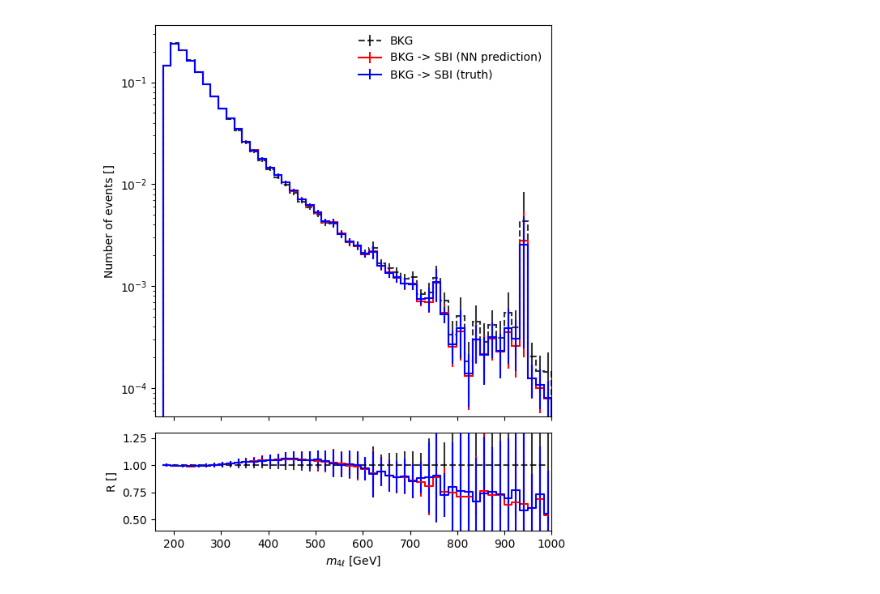
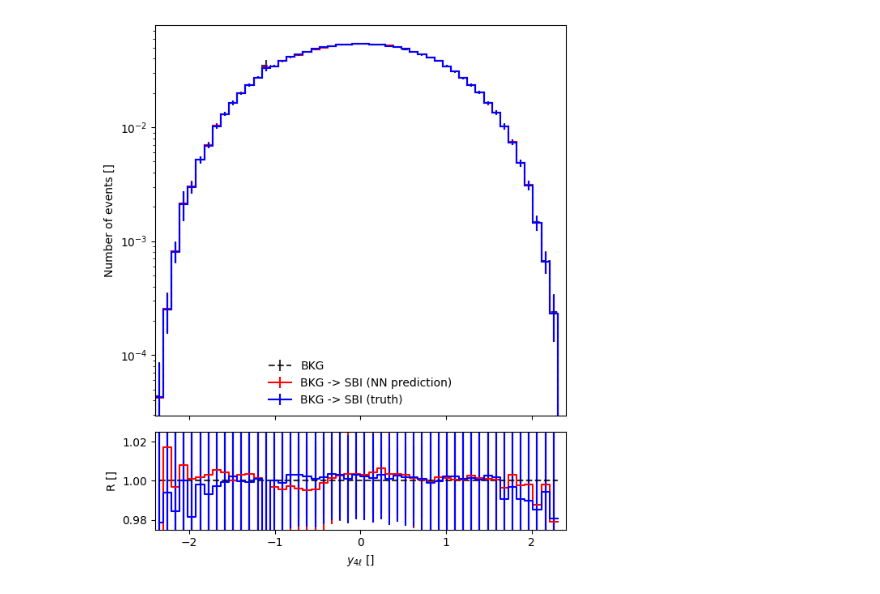
Before and after one commit to hep-cce/nsbi4hep, a Jupyter notebook: notebooks/plot-alice-reweight.ipynb, the cells around one changed output. Saved outputs shown, nothing was run; the diff lists cells and outputs as text; code cells hidden in the pictures.

```diff
--- a/notebooks/plot-alice-reweight.ipynb
+++ b/notebooks/plot-alice-reweight.ipynb
@@ -91,5 +101,5 @@ NUMERATOR_weights_reweight = events_processed.weights.to_numpy() * (events_proce
 # %%
-index = 7
+index = 8
 
 kin_var = X[:,index]
 label = ['$\mathrm{cos}(\\theta^*)$ []',
@@ -111,6 +121,15 @@ bounds = [[-1,1],
           [160,1000],
           [-2.4,2.4]][index]
 
+ybounds = [[0.98,1.02],
+           [0.98,1.04],
+           [0.98,1.04],
+           [0.985,1.015],
+           [0.985,1.015],
+           [0.98,1.05],
+           [0.98,1.05],
+           [0.55,1.15],
+           [0.975,1.025]][index]
 
 BINS=50
 
@@ -124,32 +143,32 @@ hist_rew = hist.Hist(hist.axis.Regular(BINS, *bounds), storage=hist.storage.Weig
 hist_rew.fill(kin_var, weight=NUMERATOR_weights_reweight)
 
 fig, (ax1, ax2) = plt.subplots(2,1, gridspec_kw={'height_ratios': [4, 1]}, figsize=(6,7))
 
 ax1.set_xticklabels([])
 
 hist_bkg.plot(ax=ax1, color='black', linestyle='--', label=f'{cmp_names[COMPONENT_DENOMINATOR]}', alpha=0.8, yerr=np.sqrt(hist_bkg.variances()))
 hist_pred.plot(ax=ax1, color='r', label=f'{cmp_names[COMPONENT_DENOMINATOR]} -> {cmp_names[COMPONENT_NUMERATOR]} (NN prediction)', yerr=np.sqrt(hist_pred.variances()))
 hist_rew.plot(ax=ax1, color='b', label=f'{cmp_names[COMPONENT_DENOMINATOR]} -> {cmp_names[COMPONENT_NUMERATOR]} (truth)', yerr=np.sqrt(hist_rew.variances()))
 
 ax1.set_ylabel('Number of events []')
 ax1.set_yscale('log')
 #ax1.set_ylim(0,10)
 ax1.set_xlabel('')
 ax1.set_xlim(*bounds)
 
 ax1.legend(frameon=False)
 
 ax2.errorbar(hist_bkg.axes[0].centers, hist_bkg.values()/hist_bkg.values(), yerr=np.sqrt(hist_bkg.variances())/hist_bkg.values(), color='black', linestyle='--', drawstyle='steps-mid', label=f'{cmp_names[COMPONENT_DENOMINATOR]}', alpha=0.8)
 ax2.errorbar(hist_pred.axes[0].centers, hist_pred.values()/hist_bkg.values(), yerr=np.sqrt((np.sqrt(hist_pred.variances())/hist_bkg.values())**2 + (-np.sqrt(hist_bkg.variances())*hist_pred.values()/hist_bkg.values()**2)**2), color='r', drawstyle='steps-mid', label=f'{cmp_names[COMPONENT_DENOMINATOR]} -> {cmp_names[COMPONENT_NUMERATOR]} (NN prediction)')
 ax2.errorbar(hist_rew.axes[0].centers, hist_rew.values()/hist_bkg.values(), yerr=np.sqrt((np.sqrt(hist_rew.variances())/hist_bkg.values())**2 + (-np.sqrt(hist_bkg.variances())*hist_rew.values()/hist_bkg.values()**2)**2), color='b', drawstyle='steps-mid', label=f'{cmp_names[COMPONENT_DENOMINATOR]} -> {cmp_names[COMPONENT_NUMERATOR]} (truth)')
 
 ax2.set_xlabel(label)
 ax2.set_ylabel('R []')
 #ax2.set_yscale('log')
-ax2.set_ybound(0.4,1.3)
+ax2.set_ybound(*ybounds)
 ax2.set_xlim(*bounds)
 fig.tight_layout()
 
 plt.show()
 # %% [output]
-[figure, old version]
+[figure, new version]
```
Also changed, not shown: parts of 2 cells of this notebook, 2 other files.
